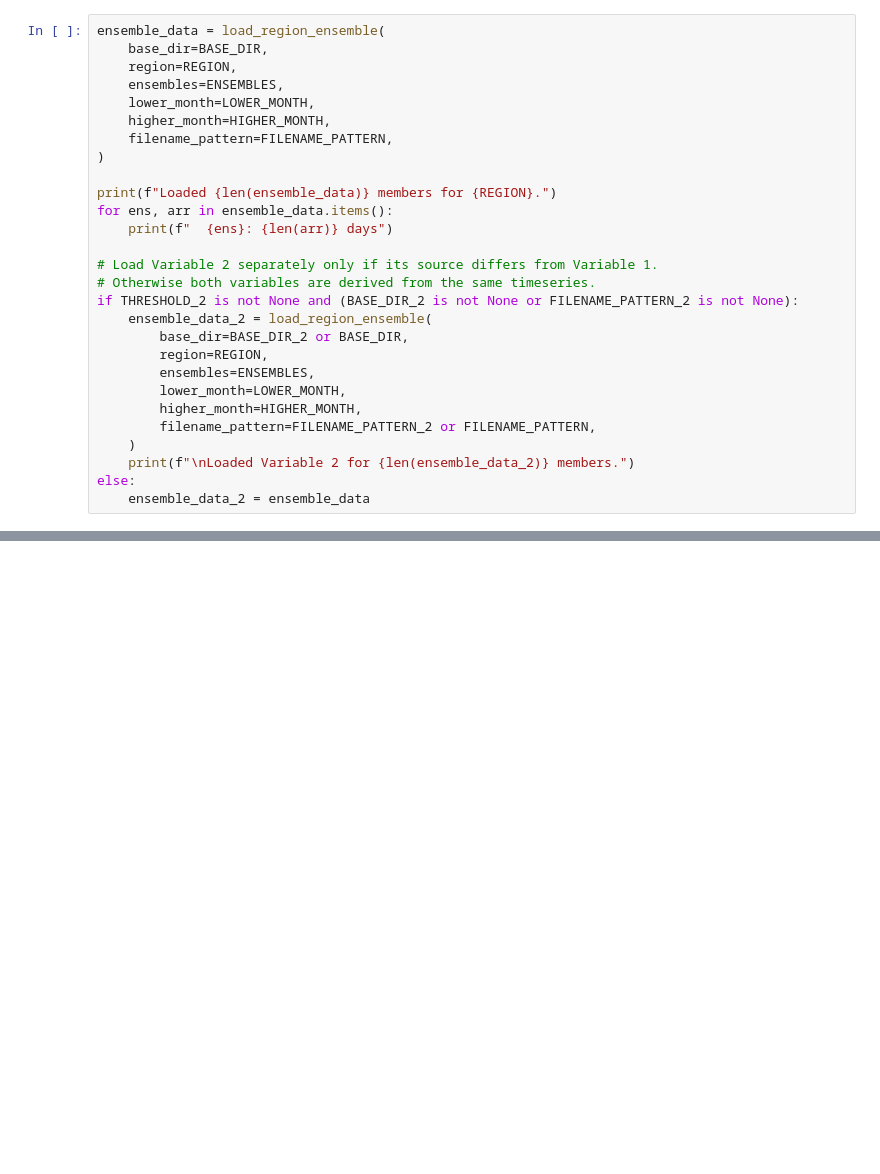
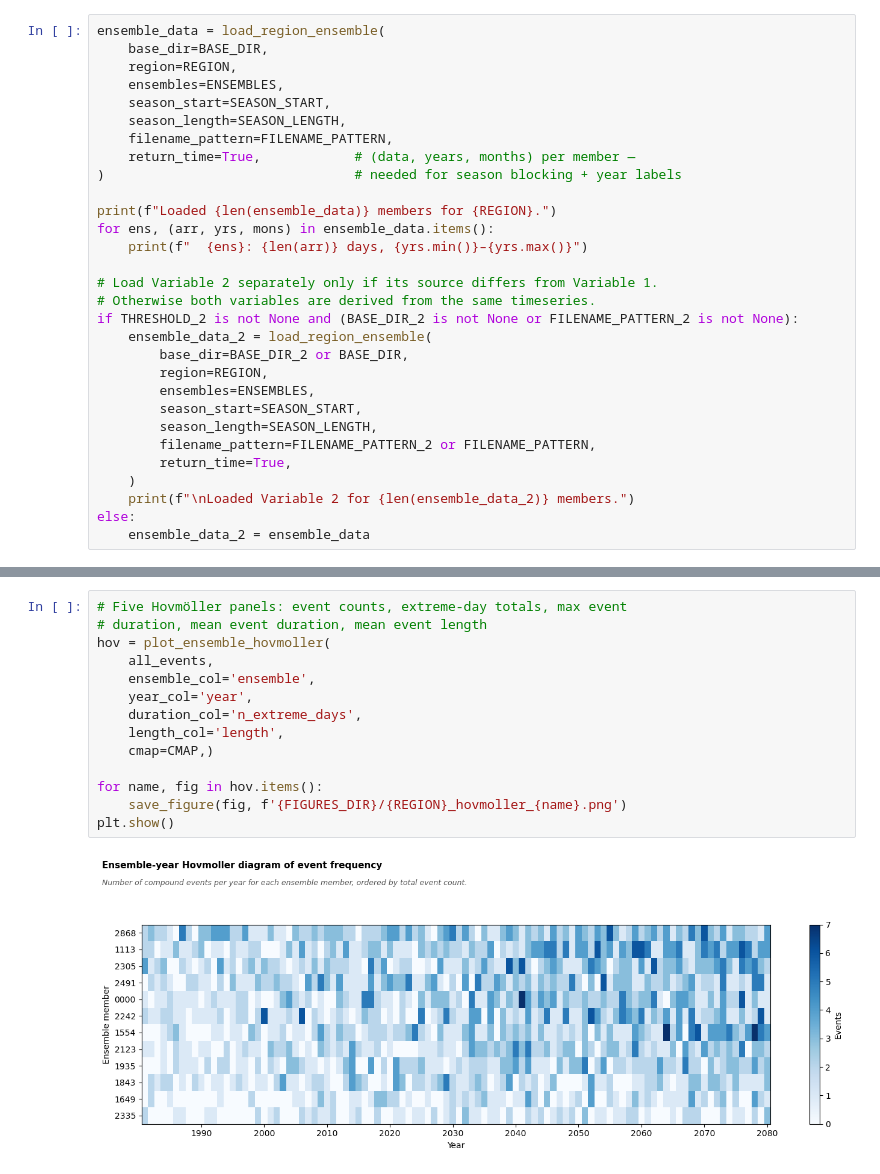
Before and after one commit to elenadstr/UKCI, a Jupyter notebook: notebooks/demo_threshold_detector.ipynb, the cells around one changed output, grey strips where cells are left out. Saved outputs shown, nothing was run; the diff lists cells and outputs as text; blank space fills up the shorter version.

```diff
--- a/notebooks/demo_threshold_detector.ipynb
+++ b/notebooks/demo_threshold_detector.ipynb
@@ -187,14 +266,15 @@ ensemble_data = load_region_ensemble(
     base_dir=BASE_DIR,
     region=REGION,
     ensembles=ENSEMBLES,
-    lower_month=LOWER_MONTH,
-    higher_month=HIGHER_MONTH,
+    season_start=SEASON_START,
+    season_length=SEASON_LENGTH,
     filename_pattern=FILENAME_PATTERN,
-)
+    return_time=True,            # (data, years, months) per member —
+)                                # needed for season blocking + year labels
 
 print(f"Loaded {len(ensemble_data)} members for {REGION}.")
-for ens, arr in ensemble_data.items():
-    print(f"  {ens}: {len(arr)} days")
+for ens, (arr, yrs, mons) in ensemble_data.items():
+    print(f"  {ens}: {len(arr)} days, {yrs.min()}–{yrs.max()}")
 
 # Load Variable 2 separately only if its source differs from Variable 1.
 # Otherwise both variables are derived from the same timeseries.
@@ -203,9 +283,10 @@ if THRESHOLD_2 is not None and (BASE_DIR_2 is not None or FILENAME_PATTERN_2 is
         base_dir=BASE_DIR_2 or BASE_DIR,
         region=REGION,
         ensembles=ENSEMBLES,
-        lower_month=LOWER_MONTH,
-        higher_month=HIGHER_MONTH,
+        season_start=SEASON_START,
+        season_length=SEASON_LENGTH,
         filename_pattern=FILENAME_PATTERN_2 or FILENAME_PATTERN,
+        return_time=True,
     )
     print(f"\nLoaded Variable 2 for {len(ensemble_data_2)} members.")
 else:
@@ -326,0 +404,16 @@ This matches the all-UK aggregated CSV used in `timeseries.ipynb`.
+# %%
+# Five Hovmöller panels: event counts, extreme-day totals, max event
+# duration, mean event duration, mean event length
+hov = plot_ensemble_hovmoller(
+    all_events,
+    ensemble_col='ensemble',
+    year_col='year',
+    duration_col='n_extreme_days',
+    length_col='length',
+    cmap=CMAP,)
+
+for name, fig in hov.items():
+    save_figure(fig, f'{FIGURES_DIR}/{REGION}_hovmoller_{name}.png')
+plt.show()
+# %% [output]
+[figure, added]
```
Also changed, not shown: parts of 23 cells of this notebook, 21 other files.
